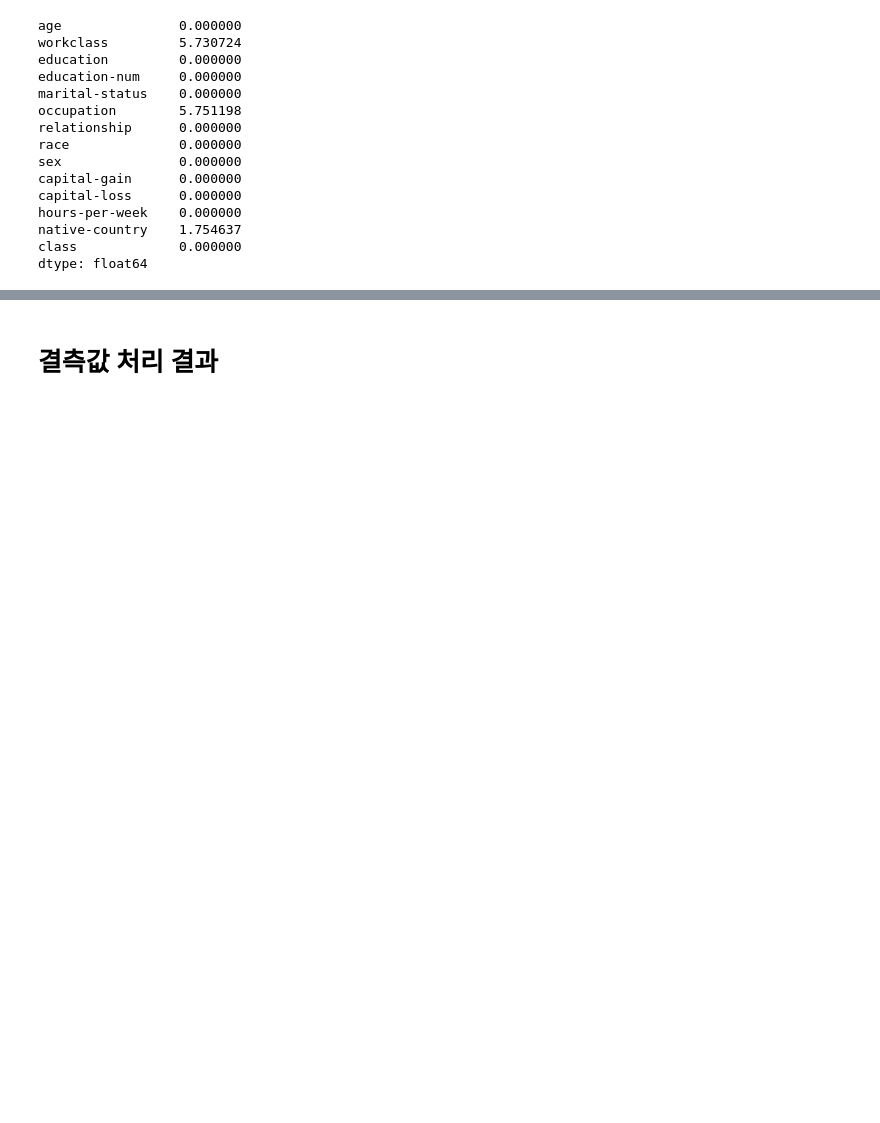
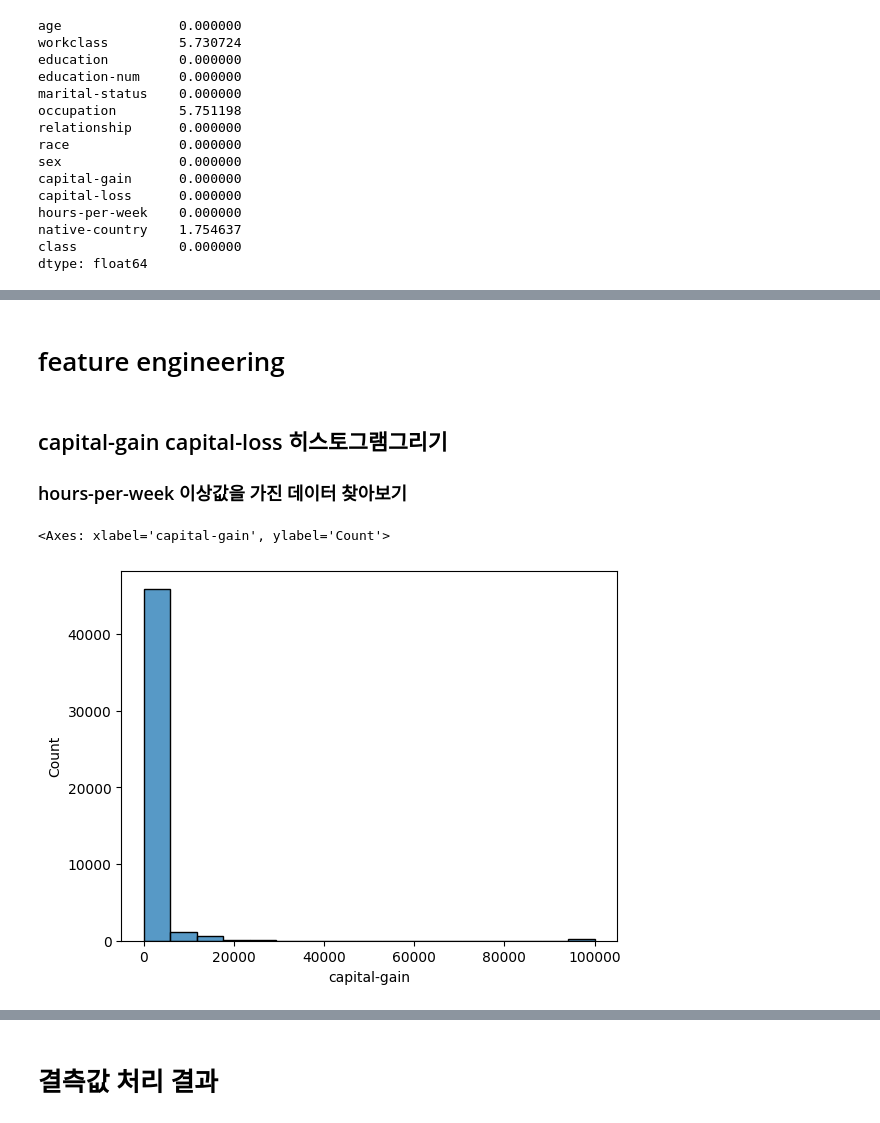
Before and after one commit to haezeong/fintech_service, a Jupyter notebook: 06_machine_learning/07_앙상블모델연습2_연봉데이터.ipynb, the cells around one changed output, grey strips where cells are left out. Cells and saved outputs as stored; diff of their text form; code cells hidden in the pictures; blank space fills up the shorter version.

```diff
--- a/06_machine_learning/07_앙상블모델연습2_연봉데이터.ipynb
+++ b/06_machine_learning/07_앙상블모델연습2_연봉데이터.ipynb
@@ -114,0 +183,2 @@ dtype: float64
+# %%
+data['occupation'] = data['occupation'].fillna('part-time')
@@ -114,0 +224,3 @@ dtype: float64
+# %%
+
+data = data.dropna()
@@ -114,0 +383,10 @@ dtype: float64
+# %% [markdown]
+# feature engineering
+# %% [markdown]
+## capital-gain	capital-loss	  히스토그램그리기
+### hours-per-week 이상값을 가진 데이터 찾아보기
+# %%
+sns.histplot(data['capital-gain'])
+# %% [output]
+<Axes: xlabel='capital-gain', ylabel='Count'>
+[figure, added]
```
Also changed, not shown: parts of 70 cells of this notebook.
